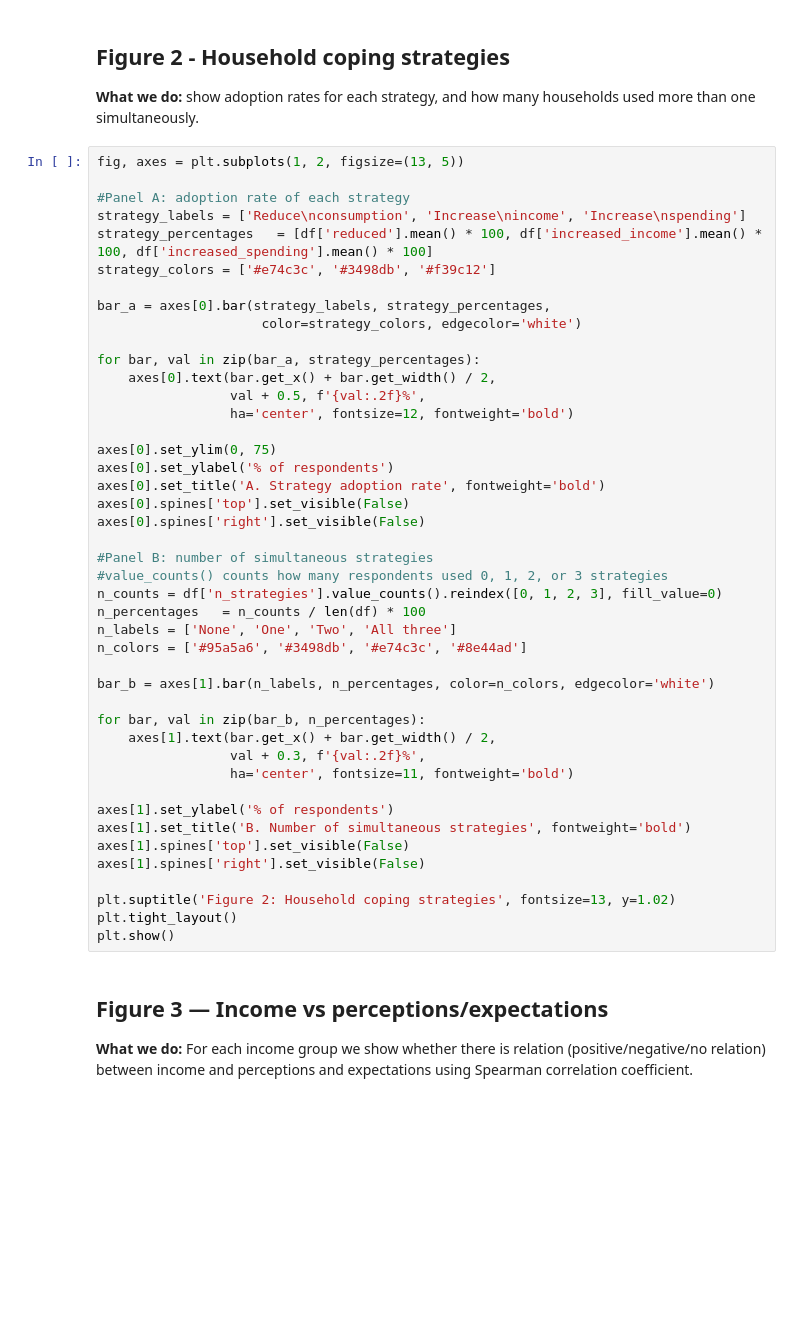
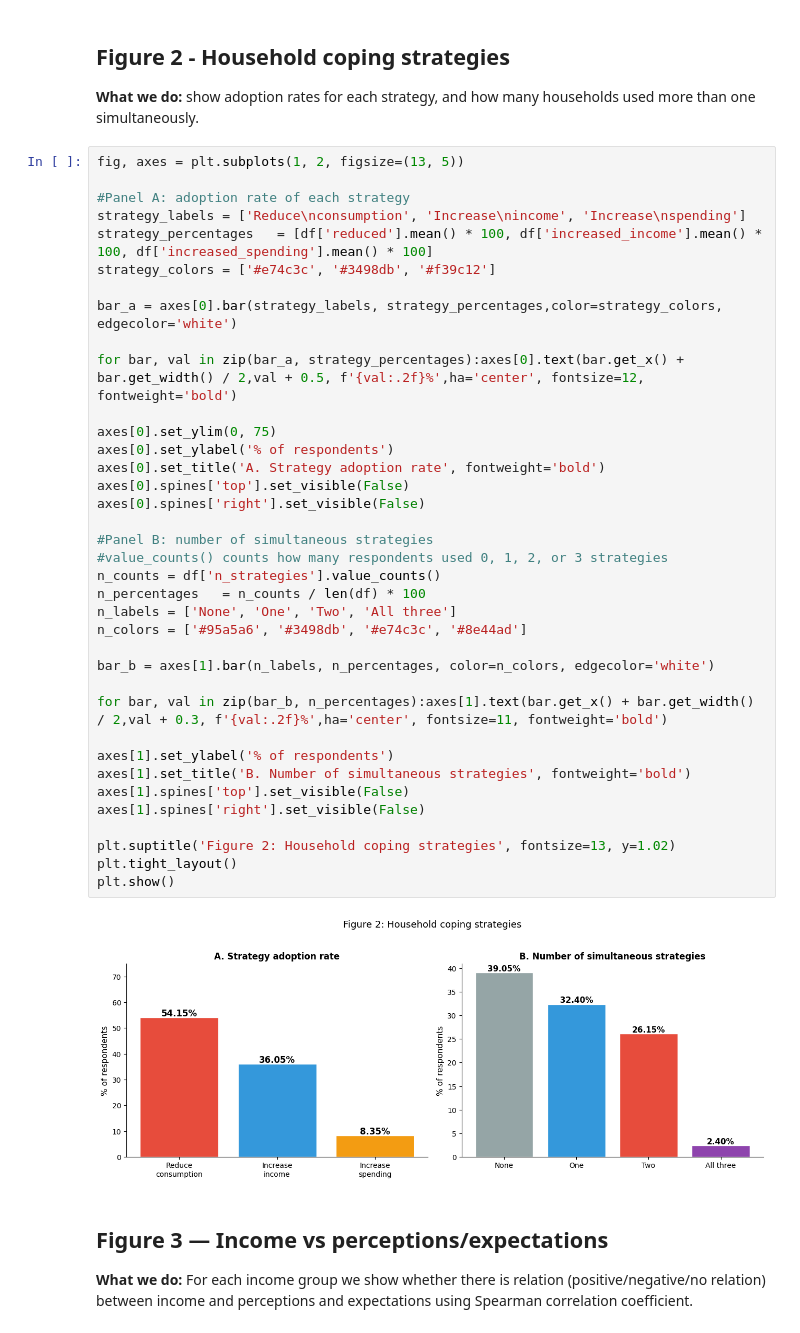
Before and after one commit to OGawrysiak/Inflation-case-study-statistics, a Jupyter notebook: graphs.ipynb, the cells around one changed output. Saved outputs shown, nothing was run; the diff lists cells and outputs as text; blank space fills up the shorter version.

```diff
--- a/graphs.ipynb
+++ b/graphs.ipynb
@@ -138,44 +165,39 @@ fig, axes = plt.subplots(1, 2, figsize=(13, 5))
 #Panel A: adoption rate of each strategy
 strategy_labels = ['Reduce\nconsumption', 'Increase\nincome', 'Increase\nspending']
 strategy_percentages   = [df['reduced'].mean() * 100, df['increased_income'].mean() * 100, df['increased_spending'].mean() * 100]
 strategy_colors = ['#e74c3c', '#3498db', '#f39c12']
 
-bar_a = axes[0].bar(strategy_labels, strategy_percentages,
-                     color=strategy_colors, edgecolor='white')
+bar_a = axes[0].bar(strategy_labels, strategy_percentages,color=strategy_colors, edgecolor='white')
 
-for bar, val in zip(bar_a, strategy_percentages):
-    axes[0].text(bar.get_x() + bar.get_width() / 2,
-                 val + 0.5, f'{val:.2f}%',
-                 ha='center', fontsize=12, fontweight='bold')
+for bar, val in zip(bar_a, strategy_percentages):axes[0].text(bar.get_x() + bar.get_width() / 2,val + 0.5, f'{val:.2f}%',ha='center', fontsize=12, fontweight='bold')
 
 axes[0].set_ylim(0, 75)
 axes[0].set_ylabel('% of respondents')
 axes[0].set_title('A. Strategy adoption rate', fontweight='bold')
 axes[0].spines['top'].set_visible(False)
 axes[0].spines['right'].set_visible(False)
 
 #Panel B: number of simultaneous strategies
 #value_counts() counts how many respondents used 0, 1, 2, or 3 strategies
-n_counts = df['n_strategies'].value_counts().reindex([0, 1, 2, 3], fill_value=0)
+n_counts = df['n_strategies'].value_counts()
 n_percentages   = n_counts / len(df) * 100
 n_labels = ['None', 'One', 'Two', 'All three']
 n_colors = ['#95a5a6', '#3498db', '#e74c3c', '#8e44ad']
 
 bar_b = axes[1].bar(n_labels, n_percentages, color=n_colors, edgecolor='white')
 
-for bar, val in zip(bar_b, n_percentages):
-    axes[1].text(bar.get_x() + bar.get_width() / 2,
-                 val + 0.3, f'{val:.2f}%',
-                 ha='center', fontsize=11, fontweight='bold')
+for bar, val in zip(bar_b, n_percentages):axes[1].text(bar.get_x() + bar.get_width() / 2,val + 0.3, f'{val:.2f}%',ha='center', fontsize=11, fontweight='bold')
 
 axes[1].set_ylabel('% of respondents')
 axes[1].set_title('B. Number of simultaneous strategies', fontweight='bold')
 axes[1].spines['top'].set_visible(False)
 axes[1].spines['right'].set_visible(False)
 
 plt.suptitle('Figure 2: Household coping strategies', fontsize=13, y=1.02)
 plt.tight_layout()
 plt.show()
+# %% [output]
+[figure, added]
 # %% [markdown]
 ## Figure 3 — Income vs perceptions/expectations
 **What we do:** For each income group we show whether there is relation (positive/negative/no relation) between income and perceptions and expectations using Spearman correlation coefficient.
```
Also changed, not shown: parts of 4 cells of this notebook.
